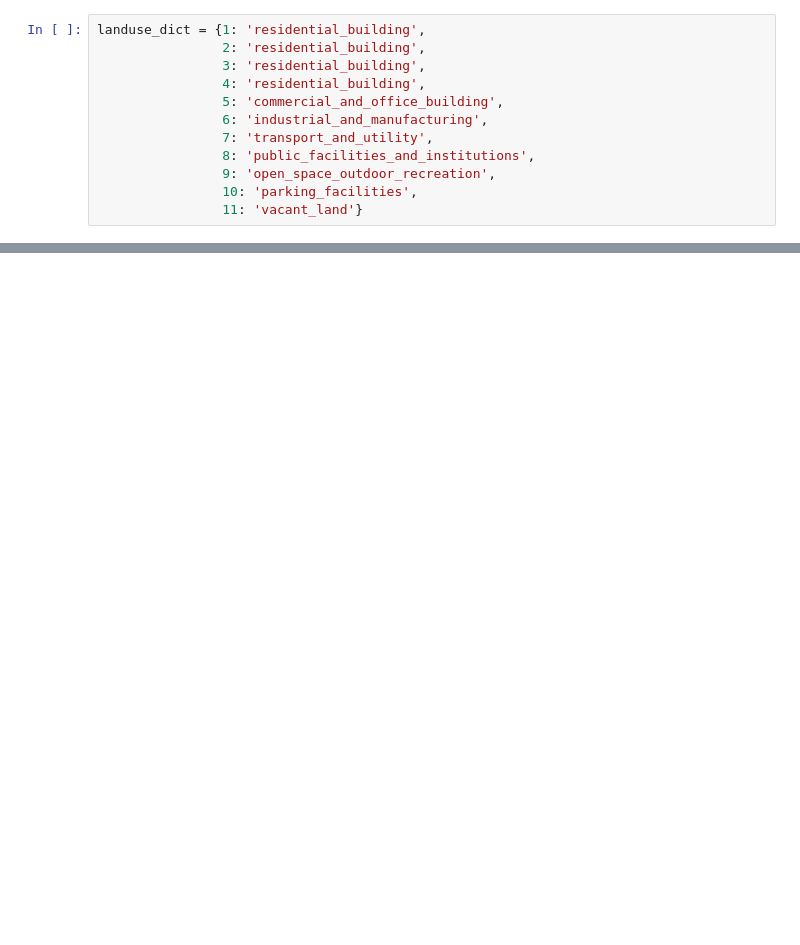
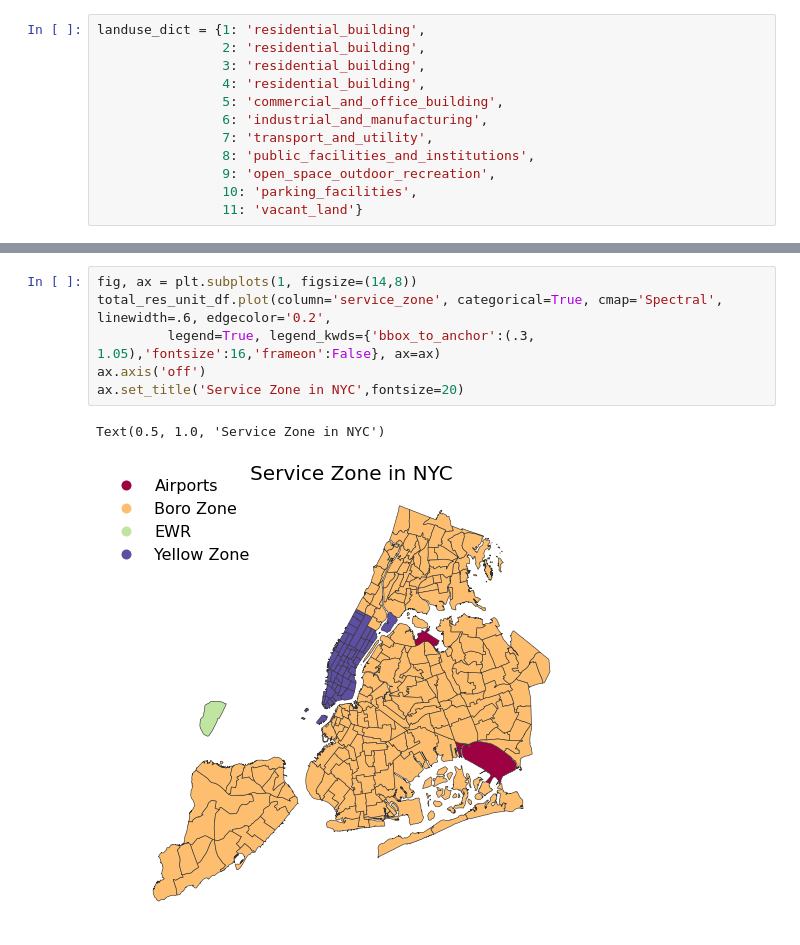
Before and after one commit to MuzhiRo/mast30034-project-1-olivertan1999, a Jupyter notebook: notebooks/PLUTO datascrape.ipynb, the cells around one changed output, grey strips where cells are left out. Saved outputs shown, nothing was run; the diff lists cells and outputs as text; blank space fills up the shorter version.

```diff
--- a/notebooks/PLUTO datascrape.ipynb
+++ b/notebooks/PLUTO datascrape.ipynb
@@ -175,0 +231,9 @@ Text(0.5, 1.0, 'Land Usage in Rhodesia')
+# %%
+fig, ax = plt.subplots(1, figsize=(14,8))
+total_res_unit_df.plot(column='service_zone', categorical=True, cmap='Spectral', linewidth=.6, edgecolor='0.2',
+         legend=True, legend_kwds={'bbox_to_anchor':(.3, 1.05),'fontsize':16,'frameon':False}, ax=ax)
+ax.axis('off')
+ax.set_title('Service Zone in NYC',fontsize=20)
+# %% [output]
+Text(0.5, 1.0, 'Service Zone in NYC')
+[figure, added]
```
Also changed, not shown: parts of 43 cells of this notebook.
